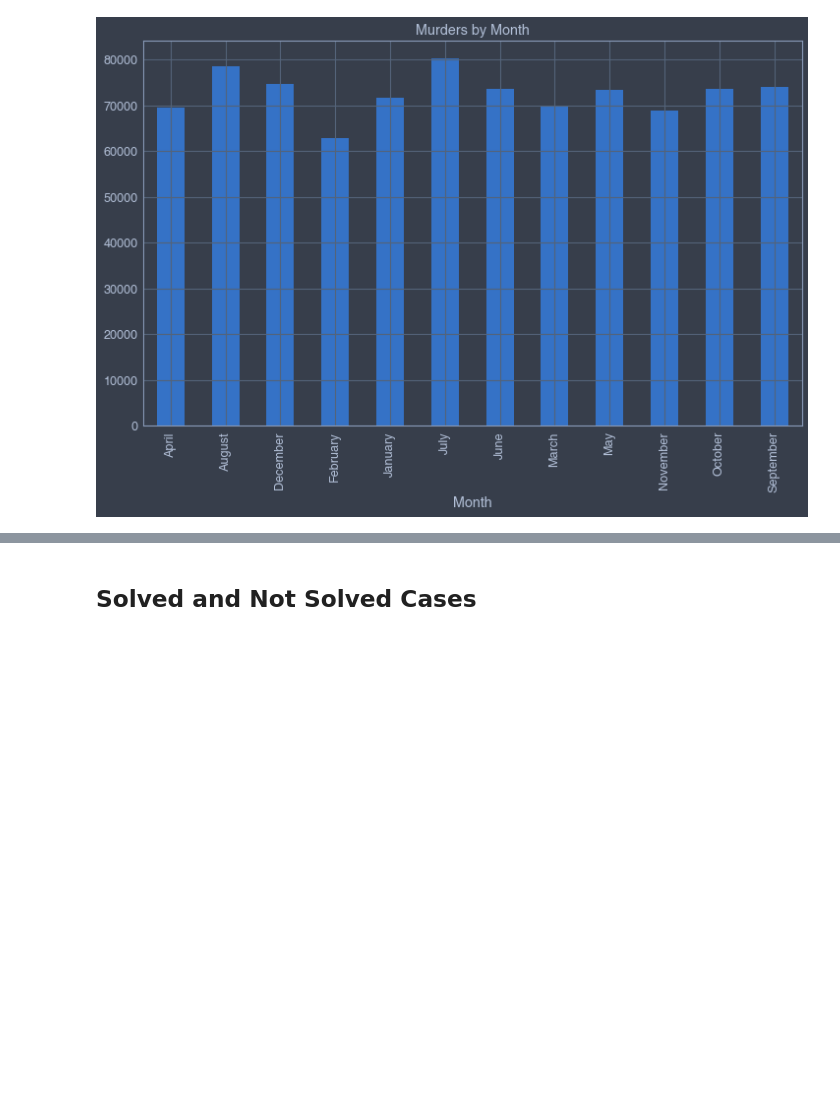
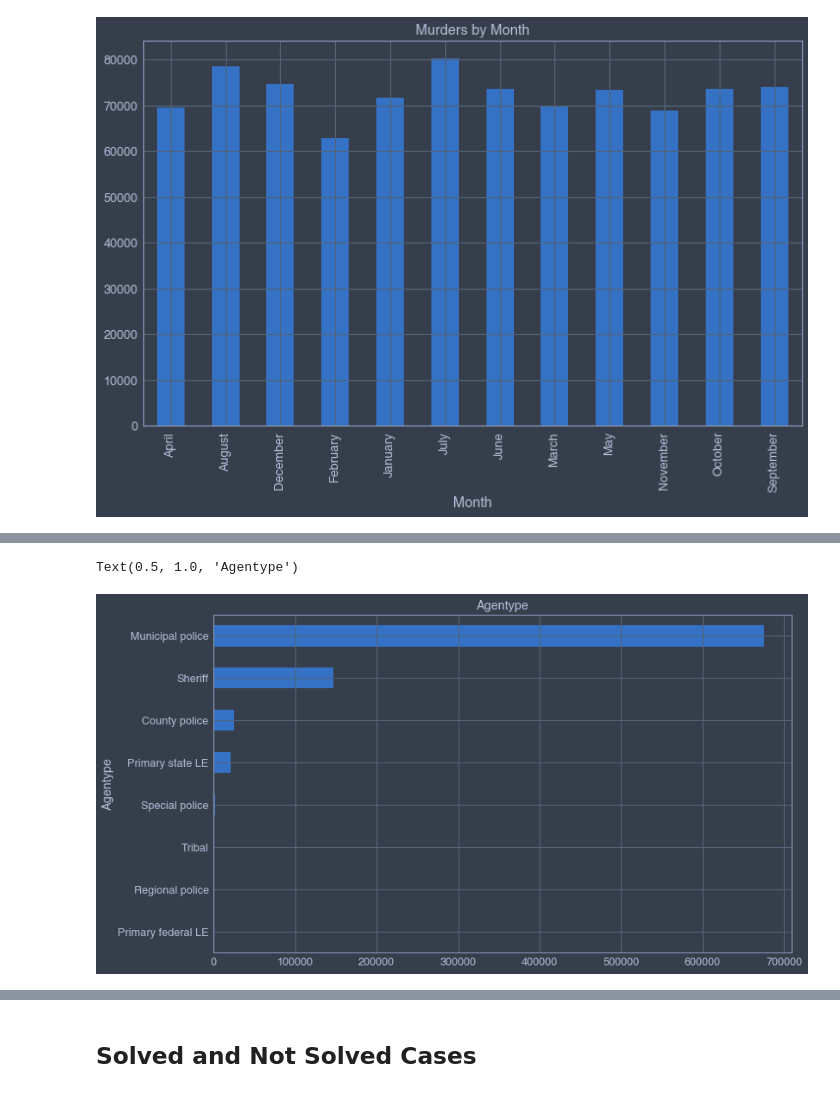
Before and after one commit to fadeeva/weird_projects, a Jupyter notebook: Serial_Killers/Data_from_MAP.ipynb, the cells around one changed output, grey strips where cells are left out. Drawn from its saved outputs; the diff is of its cells as text; code cells hidden in the pictures; blank space fills up the shorter version.

```diff
--- a/Serial_Killers/Data_from_MAP.ipynb
+++ b/Serial_Killers/Data_from_MAP.ipynb
@@ -129,0 +159,9 @@ Text(0.5, 1.0, 'Murders by Month')
+# %%
+agentype = map_data.groupby('Agentype').count().sort_values(by=['CNTYFIPS'], ascending=False)['CNTYFIPS']
+
+fig, ax = plt.subplots()
+agentype.plot(kind='barh', ax=ax).invert_yaxis()
+ax.set_title('Agentype')
+# %% [output]
+Text(0.5, 1.0, 'Agentype')
+[figure, added]
```
Also changed, not shown: parts of 8 cells of this notebook.
